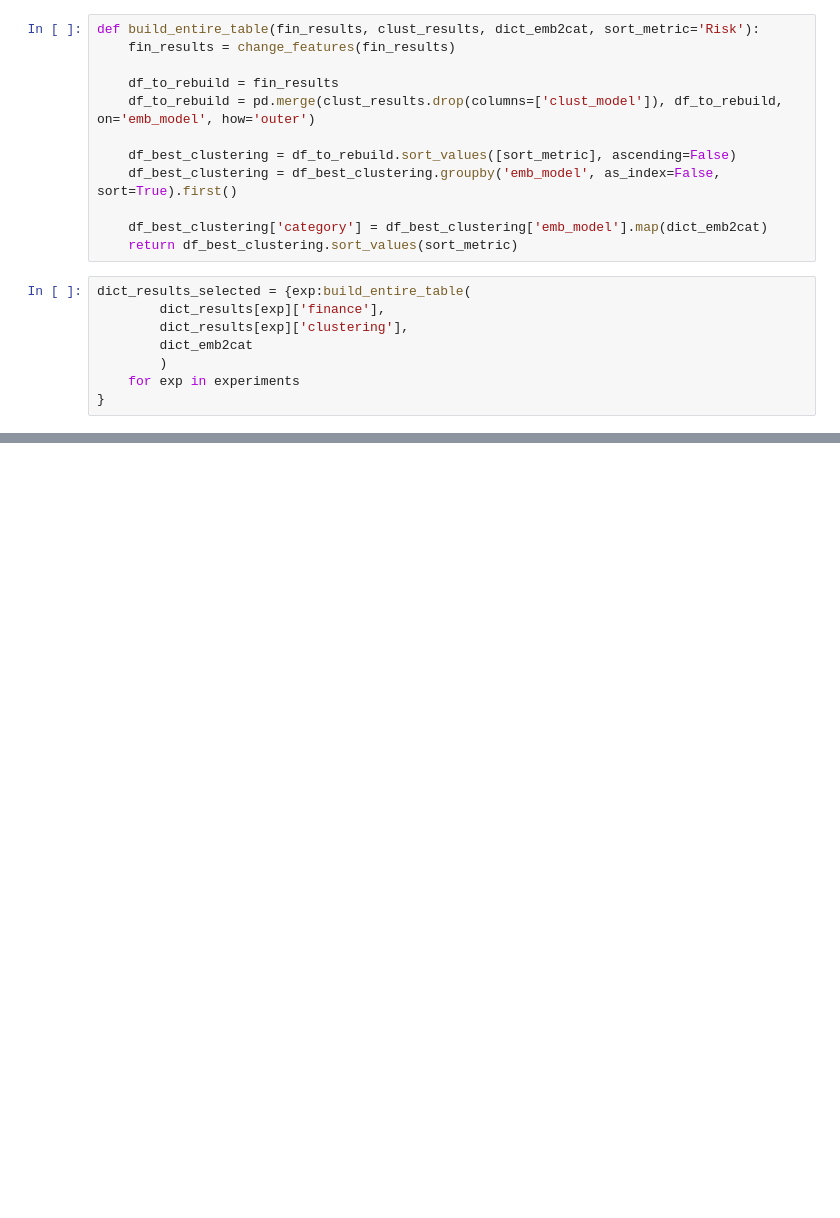
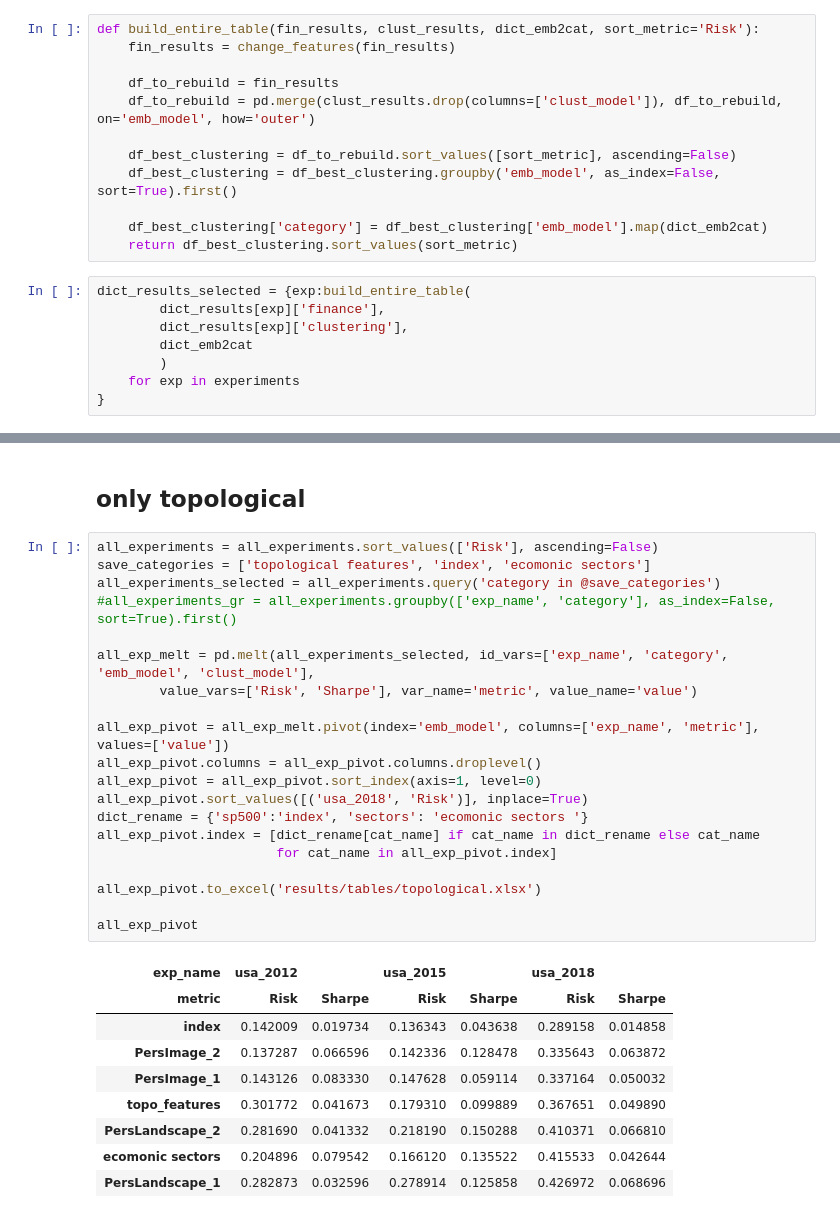
Before and after one commit to petrsokerin/Stock_clustering_paper, a Jupyter notebook: new_res_analysis.ipynb, the cells around one changed output, grey strips where cells are left out. Saved outputs shown, nothing was run; the diff lists cells and outputs as text; blank space fills up the shorter version.

```diff
--- a/new_res_analysis.ipynb
+++ b/new_res_analysis.ipynb
@@ -133,0 +207,32 @@ all_exp_pivot.sort_values([('Risk', 'usa_2018')])
+# %% [markdown]
+## only topological
+# %%
+all_experiments = all_experiments.sort_values(['Risk'], ascending=False)
+save_categories = ['topological features', 'index', 'ecomonic sectors']
+all_experiments_selected = all_experiments.query('category in @save_categories')
+#all_experiments_gr = all_experiments.groupby(['exp_name', 'category'], as_index=False, sort=True).first()
+
+all_exp_melt = pd.melt(all_experiments_selected, id_vars=['exp_name', 'category', 'emb_model', 'clust_model'],
+        value_vars=['Risk', 'Sharpe'], var_name='metric', value_name='value')
+
+all_exp_pivot = all_exp_melt.pivot(index='emb_model', columns=['exp_name', 'metric'], values=['value'])
+all_exp_pivot.columns = all_exp_pivot.columns.droplevel()
+all_exp_pivot = all_exp_pivot.sort_index(axis=1, level=0)
+all_exp_pivot.sort_values([('usa_2018', 'Risk')], inplace=True)
+dict_rename = {'sp500':'index', 'sectors': 'ecomonic sectors '}
+all_exp_pivot.index = [dict_rename[cat_name] if cat_name in dict_rename else cat_name
+                       for cat_name in all_exp_pivot.index]
+
+all_exp_pivot.to_excel('results/tables/topological.xlsx')
+
+all_exp_pivot
+# %% [output]
+| exp_name | usa_2012 |  | usa_2015 |  | usa_2018 |  |
+| metric | Risk | Sharpe | Risk | Sharpe | Risk | Sharpe |
+| index | 0.142009 | 0.019734 | 0.136343 | 0.043638 | 0.289158 | 0.014858 |
+| PersImage_2 | 0.137287 | 0.066596 | 0.142336 | 0.128478 | 0.335643 | 0.063872 |
+| PersImage_1 | 0.143126 | 0.083330 | 0.147628 | 0.059114 | 0.337164 | 0.050032 |
+| topo_features | 0.301772 | 0.041673 | 0.179310 | 0.099889 | 0.367651 | 0.049890 |
+| PersLandscape_2 | 0.281690 | 0.041332 | 0.218190 | 0.150288 | 0.410371 | 0.066810 |
+| ecomonic sectors | 0.204896 | 0.079542 | 0.166120 | 0.135522 | 0.415533 | 0.042644 |
+| PersLandscape_1 | 0.282873 | 0.032596 | 0.278914 | 0.125858 | 0.426972 | 0.068696 |
```
Also changed, not shown: parts of 8 cells of this notebook, 2 other files.
